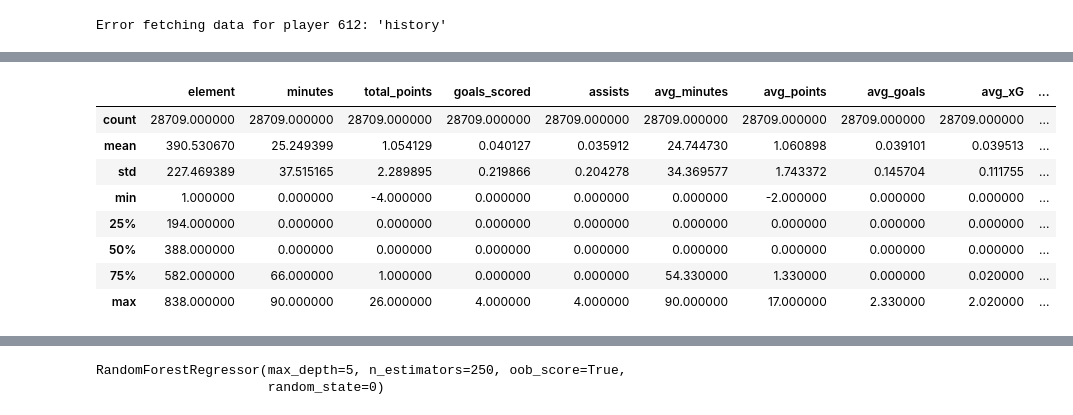
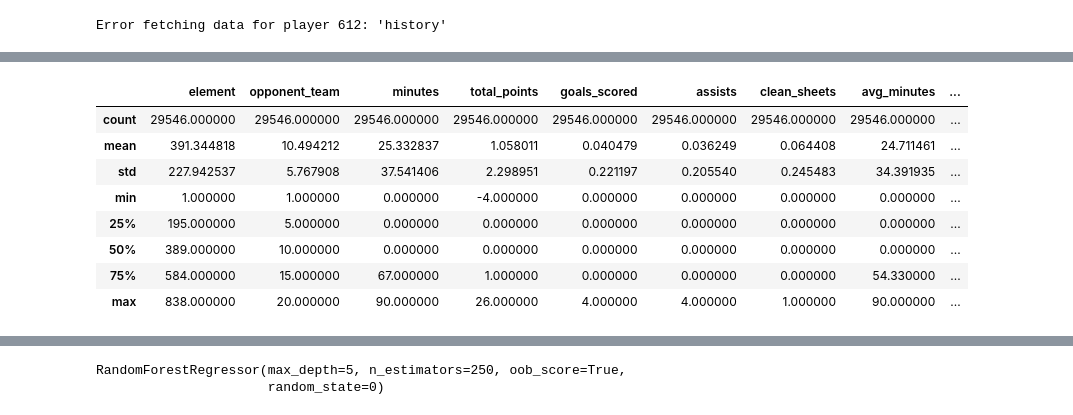
Before and after one commit to matgim1994/FPLAdvisor, a Jupyter notebook: prediction_template.ipynb, the cells around one changed output, grey strips where cells are left out. Drawn from its saved outputs; the diff is of its cells as text; code cells hidden in the pictures.

Commit message:
new requiremets, new data dumps, further work on prediction

```diff
--- a/prediction_template.ipynb
+++ b/prediction_template.ipynb
@@ -52,7 +46,7 @@ array(['element', 'fixture', 'opponent_team', 'total_points', 'was_home',
        'selected', 'transfers_in', 'transfers_out'], dtype=object)
 # %%
 df_stats = df_stats[features]
-df_stats['avg_points'] = df_stats.total_points.rolling(window=3, closed = 'left', min_periods = 1).mean()
+#df_stats['avg_points'] = df_stats.total_points.rolling(window=3, closed = 'left', min_periods = 1).mean()
 # %%
 df_stats
 # %% [output]
@@ -76,4 +69,0 @@ df_stats
-# %%
-df_stats.avg_points = df_stats.avg_points.fillna(1)
-# %%
-df_stats['avg_points'] = round(df_stats['avg_points'], 2)
@@ -148,9 +118,9 @@ pipeline_challenger accuracy: 5.414548839703626
 ###  TO DO: DODAĆ DO df_players_stats KOLUMNĘ avg_points A NASTĘPNIE WYKONAĆ PORÓWNANIE PIPELINE
 # %%
 # Let's create dataframe df_players_stats including all the data on players performance in each game
-d = {'element': [], 'opponent_team': [], 'was_home': [], 'minutes': [],'total_points': [], 'goals_scored': [], 'assists': [], 'expected_goals': [], 'expected_assists': []}
+d = {'element': [], 'opponent_team': [], 'was_home': [], 'minutes': [],'total_points': [], 'goals_scored': [], 'assists': [], 'expected_goals': [], 'expected_assists': [], 'clean_sheets': []}
 df_players_stats = pd.DataFrame(d)
-columns = ['element', 'opponent_team', 'was_home', 'minutes', 'total_points', 'goals_scored', 'assists', 'expected_goals', 'expected_assists']
+columns = ['element', 'opponent_team', 'was_home', 'minutes', 'total_points', 'goals_scored', 'assists', 'expected_goals', 'expected_assists', 'clean_sheets']
 
 for i in range(1, 839):
     url = f'https://fantasy.premierleague.com/api/element-summary/{i}/'
@@ -166,6 +136,7 @@ for i in range(1, 839):
         df_stats['avg_xG'] = df_stats.expected_goals.rolling(window=3, closed = 'left', min_periods = 1).mean()
         df_stats['avg_assists'] = df_stats.assists.rolling(window=3, closed = 'left', min_periods = 1).mean()
         df_stats['avg_xA'] = df_stats.expected_assists.rolling(window=3, closed = 'left', min_periods = 1).mean()
+        df_stats['clean_sheets_last3'] = df_stats.clean_sheets.rolling(window=3, closed = 'left', min_periods = 1).sum()
         df_players_stats = pd.concat([df_players_stats, df_stats])
     except Exception as e:
         print(f'Error fetching data for player {i}: {e}')
@@ -177,30 +164,30 @@ Error fetching data for player 612: 'history'
 # %%
-# After creatuib of df_players_stats dataframe let's clean the data and prepare it for further predictions
+# After creation of df_players_stats dataframe let's clean the data and prepare it for further predictions
 df_players_stats.avg_points = df_players_stats.avg_points.fillna(1)
 df_players_stats.avg_minutes = df_players_stats.avg_minutes.fillna(0)
 df_players_stats.avg_goals = df_players_stats.avg_goals.fillna(0)
 df_players_stats.avg_xG = df_players_stats.avg_xG.fillna(0)
 df_players_stats.avg_assists = df_players_stats.avg_assists.fillna(0)
 df_players_stats.avg_xA = df_players_stats.avg_xA.fillna(0)
+df_players_stats.clean_sheets_last3 = df_players_stats.clean_sheets_last3.fillna(0)
 df_players_stats['avg_points'] = round(df_players_stats['avg_points'], 2)
 df_players_stats['avg_minutes'] = round(df_players_stats['avg_minutes'], 2)
 df_players_stats['avg_goals'] = round(df_players_stats['avg_goals'], 2)
 df_players_stats['avg_xG'] = round(df_players_stats['avg_xG'], 2)
 df_players_stats['avg_assists'] = round(df_players_stats['avg_assists'], 2)
 df_players_stats['avg_xA'] = round(df_players_stats['avg_xA'], 2)
 df_players_stats['was_home'] = df_players_stats['was_home'].astype('bool')
 df_players_stats['opponent_team'] = df_players_stats['opponent_team'].astype('int')
-df_players_stats['opponent_team'] = df_players_stats['opponent_team'].astype('string')
 df_players_stats['element'] = df_players_stats['element'].astype('int64')
 
 df_players_stats.describe()
 # %% [output]
-|  | element | minutes | total_points | goals_scored | assists | avg_minutes | avg_points | avg_goals | avg_xG | ... |
-| count | 28709.000000 | 28709.000000 | 28709.000000 | 28709.000000 | 28709.000000 | 28709.000000 | 28709.000000 | 28709.000000 | 28709.000000 | ... |
-| mean | 390.530670 | 25.249399 | 1.054129 | 0.040127 | 0.035912 | 24.744730 | 1.060898 | 0.039101 | 0.039513 | ... |
-| std | 227.469389 | 37.515165 | 2.289895 | 0.219866 | 0.204278 | 34.369577 | 1.743372 | 0.145704 | 0.111755 | ... |
-| min | 1.000000 | 0.000000 | -4.000000 | 0.000000 | 0.000000 | 0.000000 | -2.000000 | 0.000000 | 0.000000 | ... |
-| 25% | 194.000000 | 0.000000 | 0.000000 | 0.000000 | 0.000000 | 0.000000 | 0.000000 | 0.000000 | 0.000000 | ... |
-| 50% | 388.000000 | 0.000000 | 0.000000 | 0.000000 | 0.000000 | 0.000000 | 0.000000 | 0.000000 | 0.000000 | ... |
-| 75% | 582.000000 | 66.000000 | 1.000000 | 0.000000 | 0.000000 | 54.330000 | 1.330000 | 0.000000 | 0.020000 | ... |
-| max | 838.000000 | 90.000000 | 26.000000 | 4.000000 | 4.000000 | 90.000000 | 17.000000 | 2.330000 | 2.020000 | ... |
+|  | element | opponent_team | minutes | total_points | goals_scored | assists | clean_sheets | avg_minutes | ... |
+| count | 29546.000000 | 29546.000000 | 29546.000000 | 29546.000000 | 29546.000000 | 29546.000000 | 29546.000000 | 29546.000000 | ... |
+| mean | 391.344818 | 10.494212 | 25.332837 | 1.058011 | 0.040479 | 0.036249 | 0.064408 | 24.711461 | ... |
+| std | 227.942537 | 5.767908 | 37.541406 | 2.298951 | 0.221197 | 0.205540 | 0.245483 | 34.391935 | ... |
+| min | 1.000000 | 1.000000 | 0.000000 | -4.000000 | 0.000000 | 0.000000 | 0.000000 | 0.000000 | ... |
+| 25% | 195.000000 | 5.000000 | 0.000000 | 0.000000 | 0.000000 | 0.000000 | 0.000000 | 0.000000 | ... |
+| 50% | 389.000000 | 10.000000 | 0.000000 | 0.000000 | 0.000000 | 0.000000 | 0.000000 | 0.000000 | ... |
+| 75% | 584.000000 | 15.000000 | 67.000000 | 1.000000 | 0.000000 | 0.000000 | 0.000000 | 54.330000 | ... |
+| max | 838.000000 | 20.000000 | 90.000000 | 26.000000 | 4.000000 | 4.000000 | 1.000000 | 90.000000 | ... |
```
Also changed, not shown: parts of 83 cells of this notebook, 4 other files.
